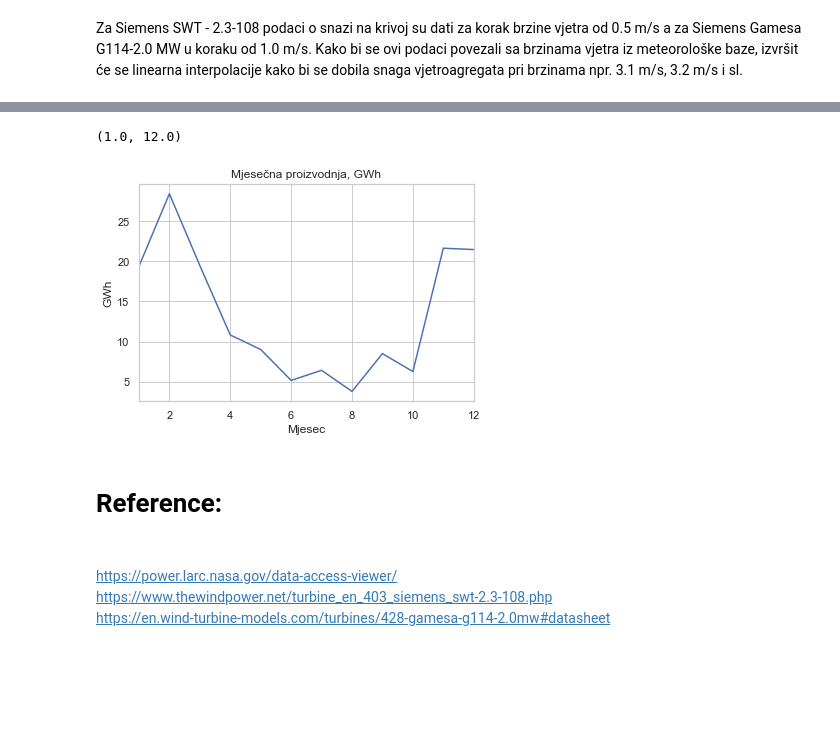
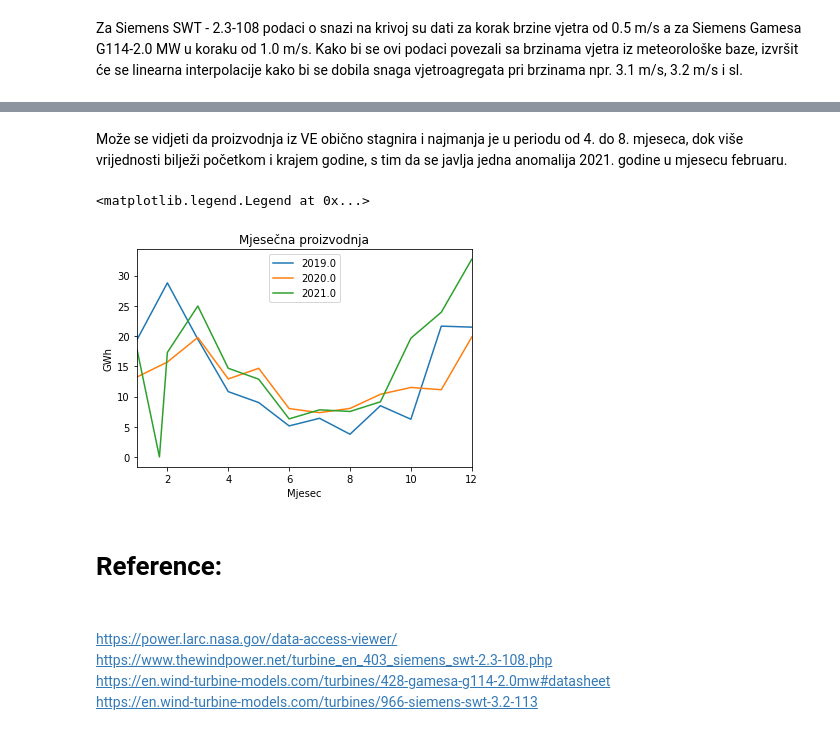
Before and after one commit to ehlimana/Electricity-analysis, a Jupyter notebook: VE.ipynb, the cells around one changed output, grey strips where cells are left out. Cells and saved outputs as stored; diff of their text form; code cells hidden in the pictures; blank space fills up the shorter version.

```diff
--- a/VE.ipynb
+++ b/VE.ipynb
@@ -190,3 +273,15 @@ wind_tom=wind_tom.assign(P50M_Jel=0)
+# %%
+wind_tom=wind_tom.assign(P50M_Mesih=0)
+wind_tom=wind_tom.assign(P50M_Jel=0)
+
+
+wind_tom_2020=wind_tom_2020.assign(P50M_Mesih=0)
+wind_tom_2020=wind_tom_2020.assign(P50M_Jel=0)
+
+wind_tom_2021=wind_tom_2021.assign(P50M_Mesih=0)
+wind_tom_2021=wind_tom_2021.assign(P50M_Jel=0)
+
+wind_mo=wind_mo.assign(P50M_Podv=0)
 # %%
 def float_and_round (array1):
     array1=np.float64(np.asarray(array1))
@@ -196,8 +291,17 @@ def float_and_round (array1):
 x_wind=float_and_round(x_wind)
 x_wind2=float_and_round(x_wind2)
 
+x_windm=float_and_round(x_windm)
 for value,value2 in zip(x_wind,y_power):
     wind_tom.loc[wind_tom["WS50M"]==value,"P50M_Mesih"]=value2
+    wind_tom_2020.loc[wind_tom_2020["WS50M"]==value,"P50M_Mesih"]=value2
+    wind_tom_2021.loc[wind_tom_2021["WS50M"]==value,"P50M_Mesih"]=value2
+
 
 for value,value2 in zip(x_wind2,y_power2):
     wind_tom.loc[wind_tom["WS50M"]==value,"P50M_Jel"]=value2
+    wind_tom_2020.loc[wind_tom_2020["WS50M"]==value,"P50M_Jel"]=value2
+    wind_tom_2021.loc[wind_tom_2021["WS50M"]==value,"P50M_Jel"]=value2
+
+for value,value2 in zip(x_windm,y_powerm):
+    wind_mo.loc[wind_mo["WS50M"]==value,"P50M_Podv"]=value2
@@ -252,14 +449,30 @@ wind_tom[["Year","Month","Day"]]=file2_tom[['YEAR', 'MO', 'DY']].copy()
+# %%
+wind_tom["P50M_Total, GWh"]=(wind_tom["P50M_Mesih"]*22+wind_tom["P50M_Jel"]*18)/1000000
+wind_tom_2020["P50M_Total, GWh"]=(wind_tom_2020["P50M_Mesih"]*22+wind_tom_2020["P50M_Jel"]*18)/1000000
+wind_tom_2021["P50M_Total, GWh"]=(wind_tom_2021["P50M_Mesih"]*22+wind_tom_2021["P50M_Jel"]*18)/1000000
+wind_tom_2021["P50M_Total, GWh"][1416:]=wind_tom_2021["P50M_Total, GWh"][1416:]+((wind_mo["P50M_Podv"][1416:])*15)/1000000
+# %%
+wind_tom[["Year","Month","Day"]]=file2_tom[['YEAR', 'MO', 'DY']].copy()
+wind_tom_2020[["Year","Month","Day"]]=file2_tom_2020[['YEAR', 'MO', 'DY']].copy()
+wind_tom_2021[["Year","Month","Day"]]=file2_tom_2021[['YEAR', 'MO', 'DY']].copy()
+wind_mo[["Year","Month","Day"]]=file1_mostar_2021[['YEAR', 'MO', 'DY']].copy()
+# %% [markdown]
+Može se vidjeti da proizvodnja iz VE obično stagnira i najmanja je u periodu od 4. do 8. mjeseca, dok više vrijednosti bilježi početkom i krajem godine, s tim da se javlja jedna anomalija 2021. godine u mjesecu februaru.
 # %%
-wind_tom.groupby("Month")["P50M_Total, GWh"].sum().plot(title="Mjesečna proizvodnja, GWh")
+wind_tom.groupby("Month")["P50M_Total, GWh"].sum().plot(kind="line",title="Mjesečna proizvodnja",label=2019.)
+wind_tom_2020.groupby("Month")["P50M_Total, GWh"].sum().plot(kind="line",title="Mjesečna proizvodnja", label=2020.)
+wind_tom_2021.groupby("Month")["P50M_Total, GWh"].sum().plot(kind="line",title="Mjesečna proizvodnja",label=2021.)
 plt.xlabel("Mjesec")
 plt.ylabel("GWh")
 plt.xlim(1,12)
+plt.legend()
 # %% [output]
-(1.0, 12.0)
+<matplotlib.legend.Legend at 0x...>
-[figure, old version]
+[figure, new version]
 # %% [markdown]
 # Reference:
 # %% [markdown]
 <br>https://power.larc.nasa.gov/data-access-viewer/
 <br>https://www.thewindpower.net/turbine_en_403_siemens_swt-2.3-108.php
 <br>https://en.wind-turbine-models.com/turbines/428-gamesa-g114-2.0mw#datasheet
+<br>https://en.wind-turbine-models.com/turbines/966-siemens-swt-3.2-113
```
Also changed, not shown: parts of 48 cells of this notebook, 6 other files.
